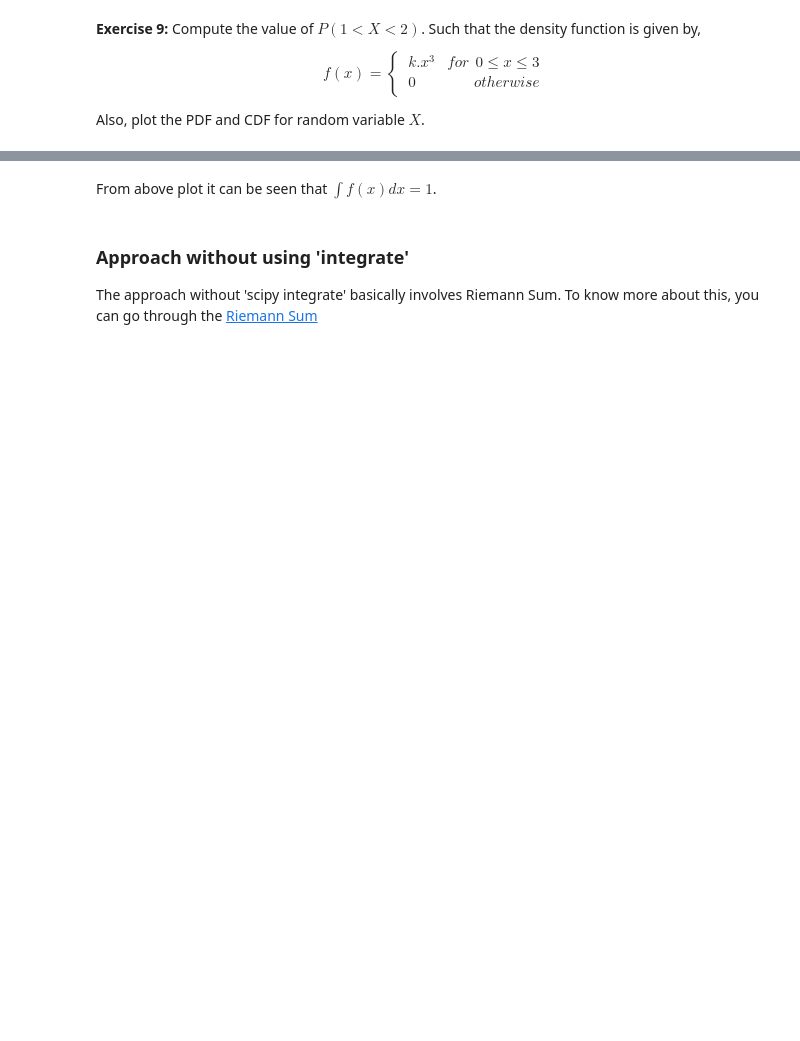
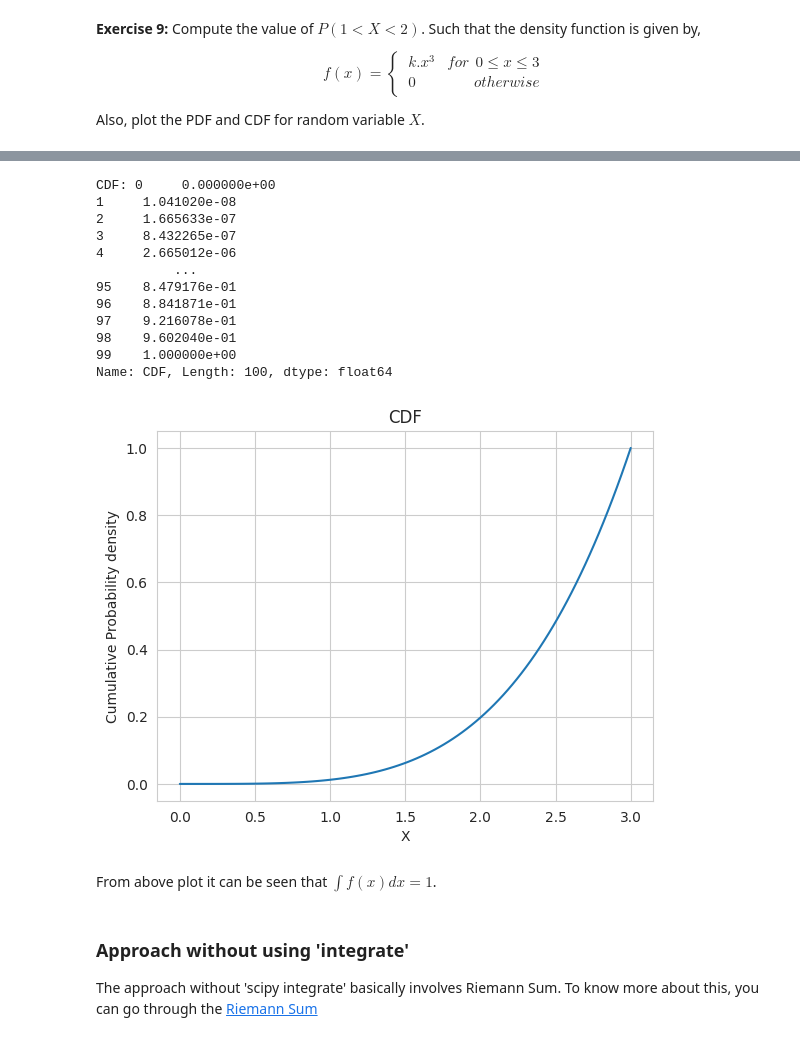
Before and after one commit to Shrutiba/iisc_cds, a Jupyter notebook: M1_AST_01_Probability_Basics_A.ipynb, the cells around one changed output, grey strips where cells are left out. Drawn from its saved outputs; the diff is of its cells as text; code cells hidden in the pictures; blank space fills up the shorter version.

```diff
--- a/M1_AST_01_Probability_Basics_A.ipynb
+++ b/M1_AST_01_Probability_Basics_A.ipynb
@@ -736,3 +762,24 @@ plt.show()
+# %%
+# Plotting CDF
+# YOUR CODE HERE to plot cdf
+sns.lineplot(x= 'X', y= 'CDF', data= df2)
+plt.title('CDF'); plt.xlabel('X'); plt.ylabel('Cumulative Probability density')
+print("CDF:", df2['CDF'])
+plt.show()
+# %% [output]
+CDF: 0     0.000000e+00
+1     1.041020e-08
+2     1.665633e-07
+3     8.432265e-07
+4     2.665012e-06
+          ...
+95    8.479176e-01
+96    8.841871e-01
+97    9.216078e-01
+98    9.602040e-01
+99    1.000000e+00
+Name: CDF, Length: 100, dtype: float64
+[figure, added]
 # %% [markdown]
 From above plot it can be seen that $ ∫f(x) dx = 1  $.
 # %% [markdown]
```
Also changed, not shown: parts of 28 cells of this notebook.
